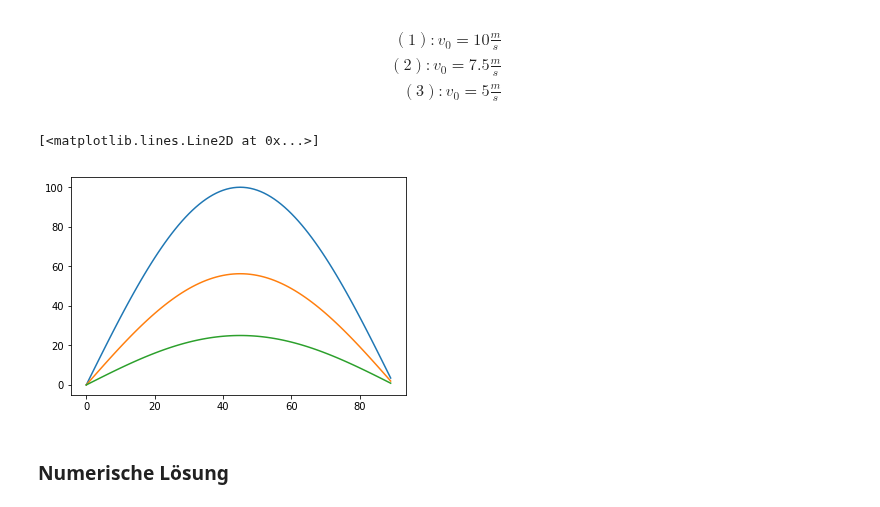
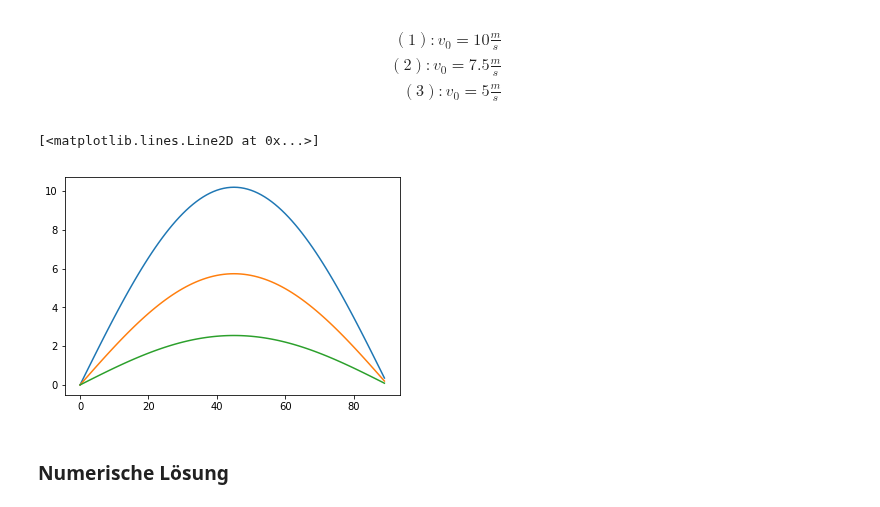
Before and after one commit to darenegade/modellbildung, a Jupyter notebook: Aufgabe2/Aufgabe2a.ipynb, the cells around one changed output. Cells and saved outputs as stored; diff of their text form; code cells hidden in the pictures.

```diff
--- a/Aufgabe2/Aufgabe2a.ipynb
+++ b/Aufgabe2/Aufgabe2a.ipynb
@@ -98,16 +98,16 @@ Als Beispiele für die Wurfweiten wurden folgende Werte gewählt:
 # %%
 v0_1 = 10
 v0_2 = 7.5
 v0_3 = 5
 
-ww = lambda omega, v0: v0 * v0 * math.sin(math.radians(2 * omega));
+ww = lambda omega, v0: v0 * v0 * math.sin(math.radians(2 * omega)) / g;
 
 plt.plot(range(0,90), [ ww(omega, v0_1) for omega in range(0,90) ])
 plt.plot(range(0,90), [ ww(omega, v0_2) for omega in range(0,90) ])
 plt.plot(range(0,90), [ ww(omega, v0_3) for omega in range(0,90) ])
 # %% [output]
 [<matplotlib.lines.Line2D at 0x...>]
-[figure, old version]
+[figure, new version]
 # %% [markdown]
 ### Numerische Lösung
 # %% [markdown]
```
Also changed, not shown: parts of 3 cells of this notebook.
